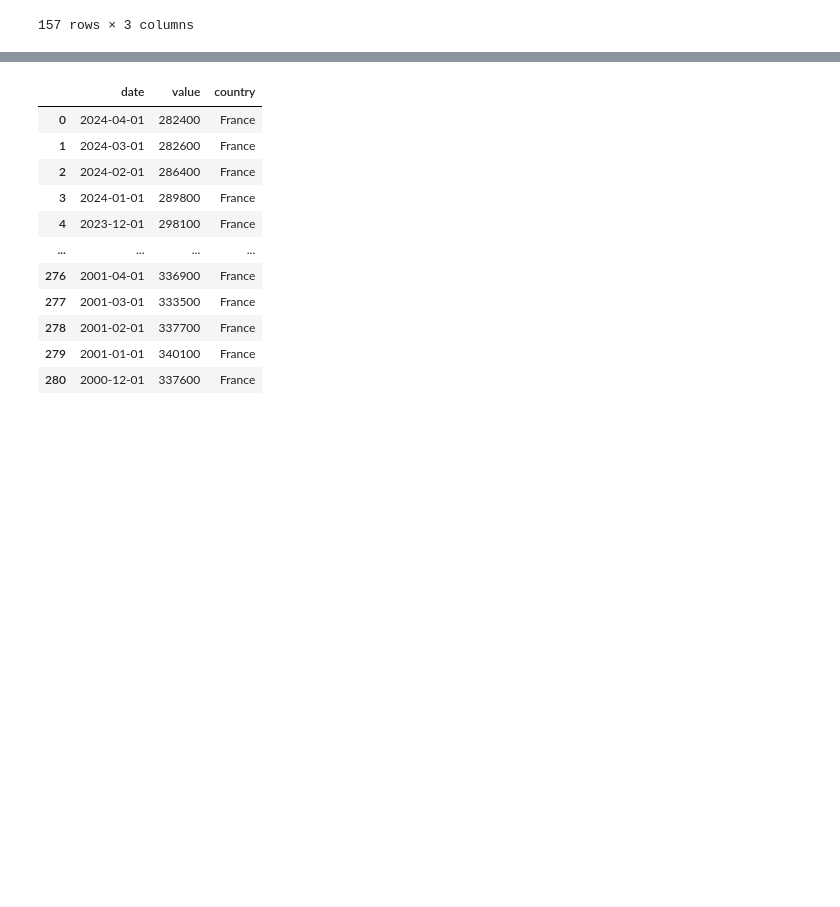
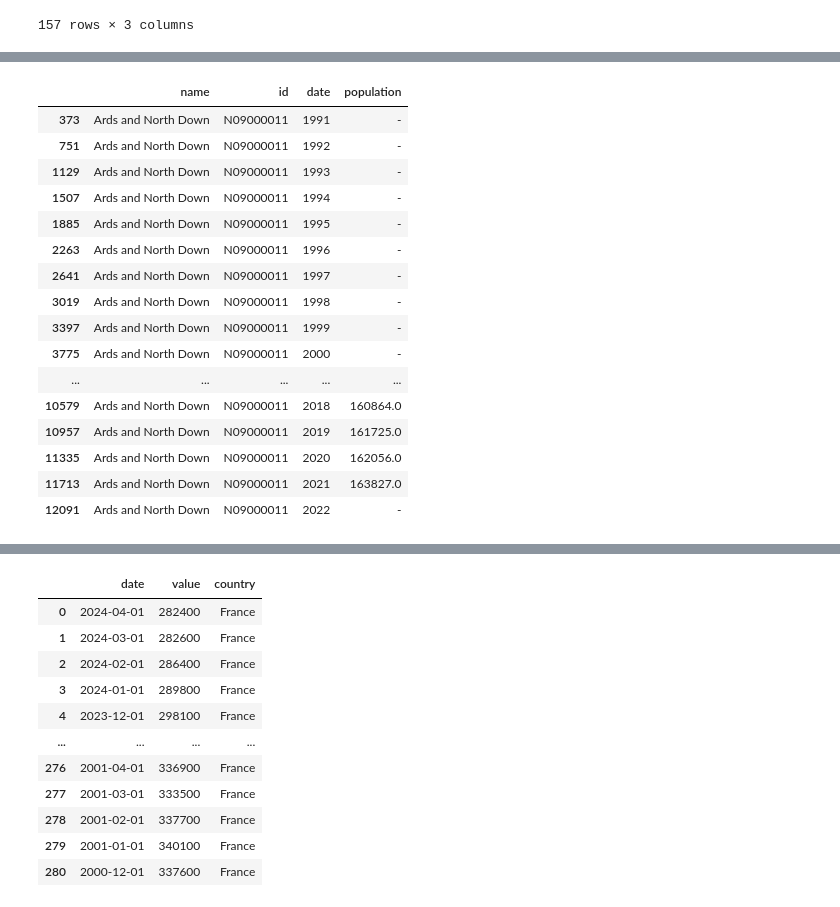
Before and after one commit to jhellingsdata/RADataHub, a Jupyter notebook: Chart Packs/Housing/housing.ipynb, the cells around one changed output, grey strips where cells are left out. Drawn from its saved outputs; the diff is of its cells as text; code cells hidden in the pictures; blank space fills up the shorter version.

```diff
--- a/Chart Packs/Housing/housing.ipynb
+++ b/Chart Packs/Housing/housing.ipynb
@@ -221,0 +395,28 @@ chart
+# %%
+df = pd.read_excel("housing_lads.xlsx", sheet_name="UK_Starts", skiprows=5)
+df = df.melt(id_vars=['Local Authority Code', 'Region or Country Name',
+       'Local Authority Name'], var_name='date', value_name='value')
+df = df.dropna(subset=['value'])
+df['date'] = df['date'].astype(str).str.split("-").str[0]
+df.columns = ['id', 'region', 'name', 'date', 'starts']
+df['starts'] = pd.to_numeric(df.starts, errors='coerce')
+df = df.dropna(subset=['starts'])
+starts_df = df.copy()
+
+df = pd.read_csv("lad_pop.csv", skiprows=6)
+df.columns = ["name", "id"] + list(df.columns[2:])
+df = df.melt(id_vars=['name', 'id'], var_name='date', value_name='population')
+df = df.query("date >= '2009'")
+df = df.iloc[:-4, :]
+# fill NA with previous value (missing 2022 NI estimates)
+df = df.sort_values(['id', 'date'])
+df['population'] = pd.to_numeric(df.population, errors='coerce')
+df['population'] = df.population.fillna(method='ffill')
+df = df.dropna(subset=['id'])
+pop_df = df.copy()
+
+df = starts_df.merge(pop_df[['id', 'date', 'population']], on=['id', 'date'], how='left')
+df['value'] = df.starts / df.population * 1000
+df.to_csv("lad_starts_per_1K.csv", index=False)
+
+df[['id', 'region', 'name', 'date', 'value']].pivot_table(index=['id', 'region', 'name'], columns='date', values='value').reset_index().to_csv("lad_starts_per_1K_wide.csv", index=False)
@@ -221,0 +487,20 @@ chart
+# %%
+pop_df.query("id == 'N09000011'")
+# %% [output]
+|  | name | id | date | population |
+| 373 | Ards and North Down | N09000011 | 1991 | - |
+| 751 | Ards and North Down | N09000011 | 1992 | - |
+| 1129 | Ards and North Down | N09000011 | 1993 | - |
+| 1507 | Ards and North Down | N09000011 | 1994 | - |
+| 1885 | Ards and North Down | N09000011 | 1995 | - |
+| 2263 | Ards and North Down | N09000011 | 1996 | - |
+| 2641 | Ards and North Down | N09000011 | 1997 | - |
+| 3019 | Ards and North Down | N09000011 | 1998 | - |
+| 3397 | Ards and North Down | N09000011 | 1999 | - |
+| 3775 | Ards and North Down | N09000011 | 2000 | - |
+| ... | ... | ... | ... | ... |
+| 10579 | Ards and North Down | N09000011 | 2018 | 160864.0 |
+| 10957 | Ards and North Down | N09000011 | 2019 | 161725.0 |
+| 11335 | Ards and North Down | N09000011 | 2020 | 162056.0 |
+| 11713 | Ards and North Down | N09000011 | 2021 | 163827.0 |
+| 12091 | Ards and North Down | N09000011 | 2022 | - |
```
Also changed, not shown: parts of 25 cells of this notebook, 21 other files.
